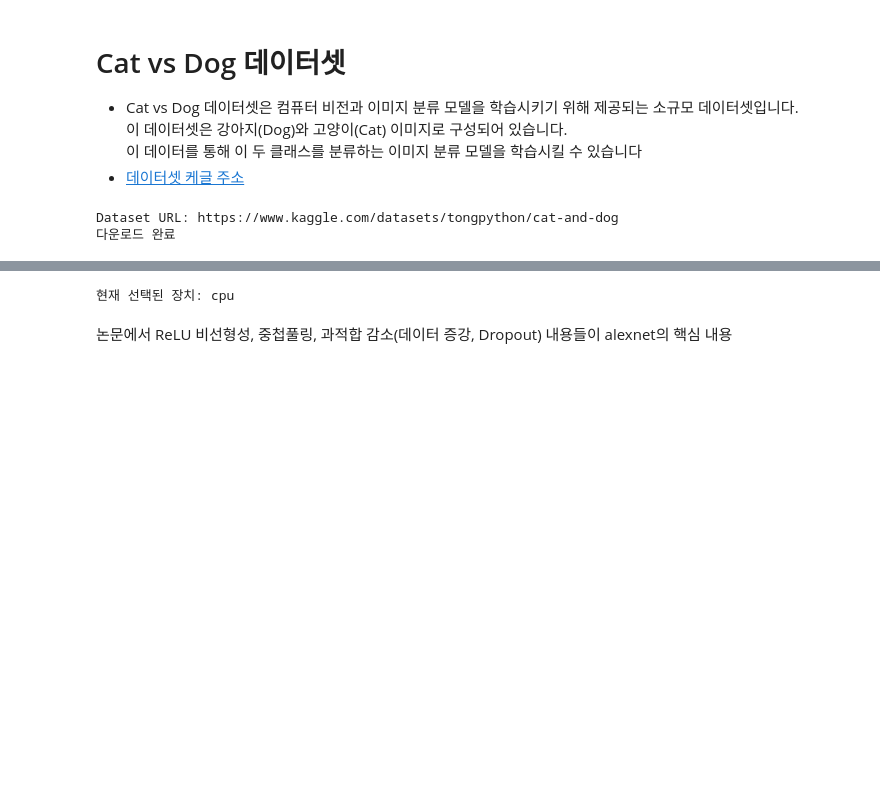
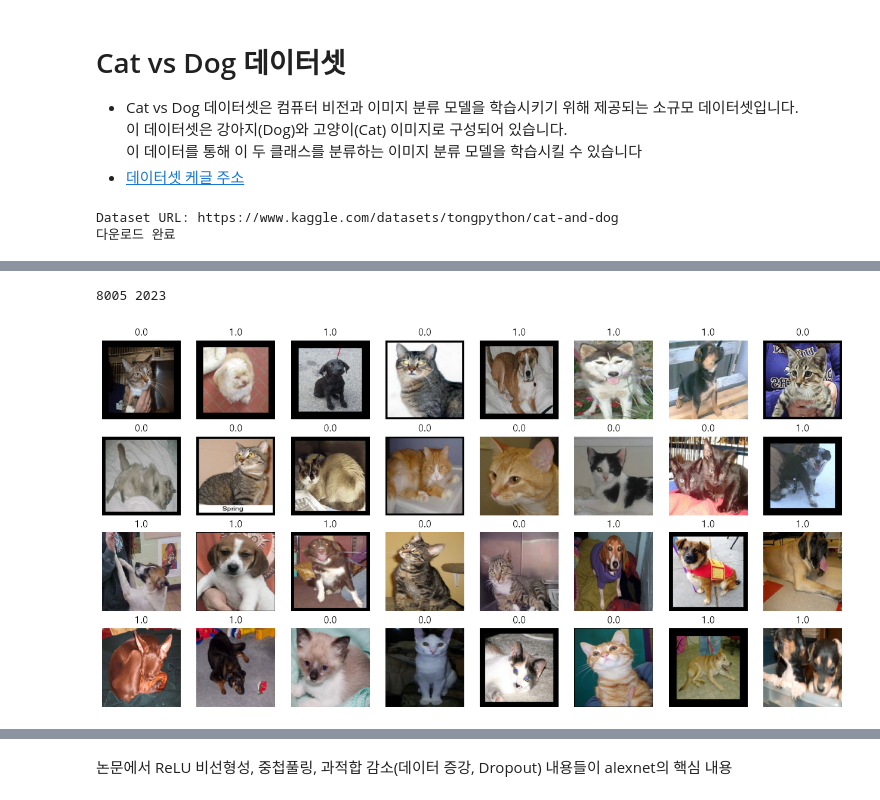
Before and after one commit to shoh03/kdt-ml, a Jupyter notebook: 18. 전이학습(Alexnet, ResNet).ipynb, the cells around one changed output, grey strips where cells are left out. Saved outputs shown, nothing was run; the diff lists cells and outputs as text; code cells hidden in the pictures; blank space fills up the shorter version.

```diff
--- a/18. 전이학습(Alexnet, ResNet).ipynb
+++ b/18. 전이학습(Alexnet, ResNet).ipynb
@@ -70,3 +100,52 @@ Dataset URL: https://www.kaggle.com/datasets/tongpython/cat-and-dog
+# %%
+mean = [0.485, 0.456, 0.406]
+std = [0.229, 0.224, 0.225]
+
+train_transform = transforms.Compose([
+    transforms.Resize((224,224)),
+    transforms.RandomHorizontalFlip(),
+    transforms.RandomAffine(0, scale=(0.8, 1.2)),
+    transforms.ToTensor(),
+    transforms.Normalize(mean=mean, std=std)
+])
+
+test_transform = transforms.Compose([
+    transforms.Resize((224,224)),
+    transforms.ToTensor(),
+    transforms.Normalize(mean=mean, std=std)
+])
+
+target_tarnsform = lambda y: torch.tensor([y], dtype=torch.float32)
+# %%
+train_path = os.path.join(base_path, r"training_set", r"training_set")
+test_path = os.path.join(base_path, r"test_set", r"test_set")
+
+train_dataset = ImageFolder(train_path, transform=train_transform, target_transform=target_tarnsform)
+test_dataset = ImageFolder(test_path, transform=test_transform, target_transform=target_tarnsform)
+# %%
+print(len(train_dataset), len(test_dataset))
+# %% [output]
+8005 2023
+# %%
+train_dataloader = DataLoader(train_dataset, shuffle=True, batch_size=32)
+test_dataloader = DataLoader(test_dataset, batch_size=32)
+# %%
+imgs, labels = next(iter(train_dataloader))
+
+mean = torch.tensor([0.485, 0.456, 0.406]).view(3, 1, 1)
+std = torch.tensor([0.229, 0.224, 0.225]).view(3, 1, 1)
+
+fig, axes = plt.subplots(4, 8, figsize=(16, 8))
+
+for ax, img, label in zip(axes.flatten(), imgs, labels):
+    img = img * std + mean
+    ax.imshow(img.permute(1, 2, 0))
+    ax.set_title(label.item())
+    ax.axis("off")
+
+plt.show()
+# %% [output]
+[figure, added]
 # %% [markdown]
 # ※※※ 전이학습
 - 전이 학습(Transfer Learning)은 이미 학습된 모델(주로 대규모 데이터셋에서 사전 학습된 딥러닝 모델)을 새로운 문제에 적용하여 학습 시간을 단축하고 성능을 향상시키는 방법입니다. 기존 모델이 학습한 특징(Feature)을 활용해, 새로운 데이터셋에서 모델의 일부(주로 마지막 레이어)만 다시 학습하거나 추가 학습(Fine-tuning)을 진행합니다. 이는 특히 데이터가 적거나 학습 리소스가 제한된 상황에서 효과적이며, 이미지 분류(예: ResNet, VGG), 자연어 처리(예: BERT, GPT) 등 다양한 분야에서 널리 사용됩니다.
@@ -85,19 +164,6 @@ Dataset URL: https://www.kaggle.com/datasets/tongpython/cat-and-dog
 - https://docs.pytorch.org/vision/main/models/generated/torchvision.models.alexnet.html
 
 <img src="https://www.researchgate.net/publication/375660065/figure/fig1/AS:11431281205053411@1700064568770/A-simple-representation-of-the-architecture-of-AlexNet-In-2014-Szegedy-et-al-2014.png" />
-# %%
-if torch.cuda.is_available():
-    device = torch.device("cuda")
-elif torch.mps.is_available():
-    device = torch.device("mps")
-elif torch.xpu.is_available():
-    device = torch.device("xpu")
-else:
-    device = torch.device("cpu")
-
-print(f"현재 선택된 장치: {device}")
-# %% [output]
-현재 선택된 장치: cpu
 # %%
 base_path = r"C:\kdt_0900_osh\ml\resource\datasets"
 model_weights_path = os.path.join(base_path, "weights")
```
Also changed, not shown: parts of 42 cells of this notebook, 7 other files.
